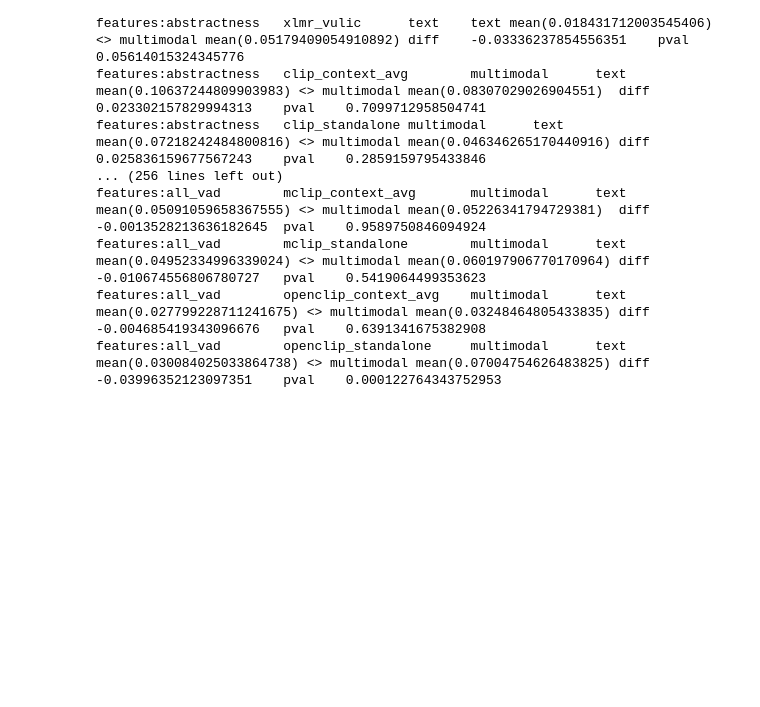
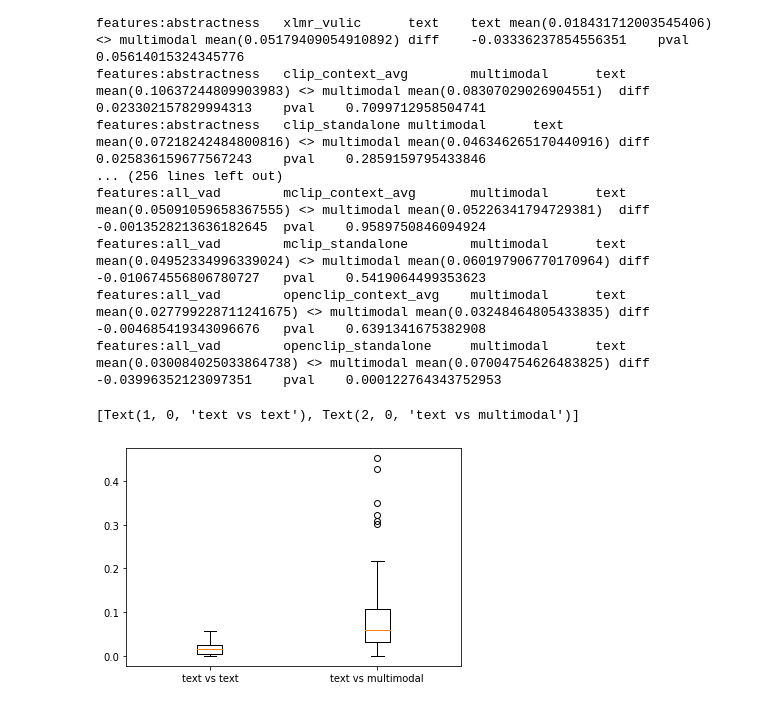
Before and after one commit to altsoph/modality_shifts, a Jupyter notebook: modality_shifts_playbook.ipynb, the cells around one changed output. Saved outputs shown, nothing was run; the diff lists cells and outputs as text; code cells hidden in the pictures; blank space fills up the shorter version.

Commit message:
Figures added

```diff
--- a/modality_shifts_playbook.ipynb
+++ b/modality_shifts_playbook.ipynb
@@ -661,0 +680,46 @@ features:all_vad        openclip_standalone     multimodal      text mean(0.0300
+# %%
+textembeddings = set(["fasttext","bert_context_last_layer","bert_standalone",
+"bert_vulic","mbert_context_last_layer","mbert_standalone",
+"mbert_vulic","xlmr_context_last_layer","xlmr_standalone","xlmr_vulic"])
+
+multiembeddings=set(["clip_context_avg","clip_standalone","mclip_context_avg",
+"mclip_standalone","openclip_context_avg","openclip_standalone"])
+
+all_embeddings=multiembeddings.union(textembeddings)
+
+def contrastname(e1,e2): return "contrast_"+e1+"_"+e2+"_rank"
+
+def text_contrasts(emb,features):
+    values=[]
+    for e2 in textembeddings:
+        if e2 !=emb: values.append((e2, data[(contrastname(emb,e2),features)]))
+    return values
+
+def multi_contrasts(emb,features):
+    values=[]
+    for e2 in multiembeddings:
+        if e2 !=emb: values.append((e2, data[(contrastname(emb,e2),features)]))
+    return values
+
+candidate_contrasts=set([contrastname(e1,e2) for e1 in all_embeddings for e2 in all_embeddings])
+
+per_feature = dict()
+for f in features:
+    per_feature[f] = {'text vs text': [], 'text vs multimodal': []}
+    for text_emb in textembeddings:
+        t = [x[1] for x in text_contrasts(text_emb, f)]
+        m = [x[1] for x in multi_contrasts(text_emb, f)]
+        if f in complex_features:
+            t_base = [x[1] for x in text_contrasts(text_emb, 'basic')]
+            t = [x[0]-x[1] for x in list(zip(t,t_base))]
+            m_base = [x[1] for x in multi_contrasts(text_emb, 'basic')]
+            m = [x[0]-x[1] for x in list(zip(m,m_base))]
+        per_feature[f]['text vs text'].extend(t)
+        per_feature[f]['text vs multimodal'].extend(m)
+# %%
+fig, ax = plt.subplots()
+ax.boxplot(per_feature['abstractness'].values())
+ax.set_xticklabels(per_feature['abstractness'].keys())
+# %% [output]
+[Text(1, 0, 'text vs text'), Text(2, 0, 'text vs multimodal')]
+[figure, added]
```
Also changed, not shown: parts of 3 cells of this notebook.
